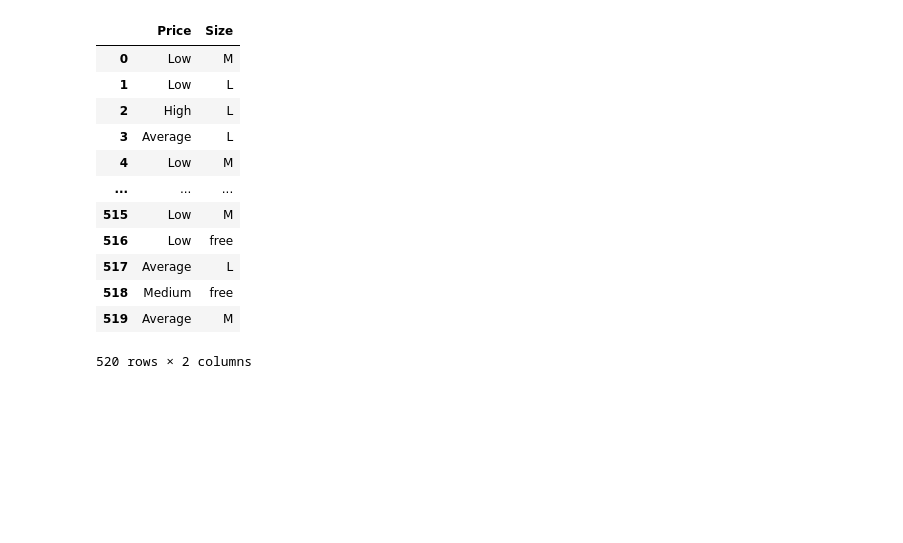
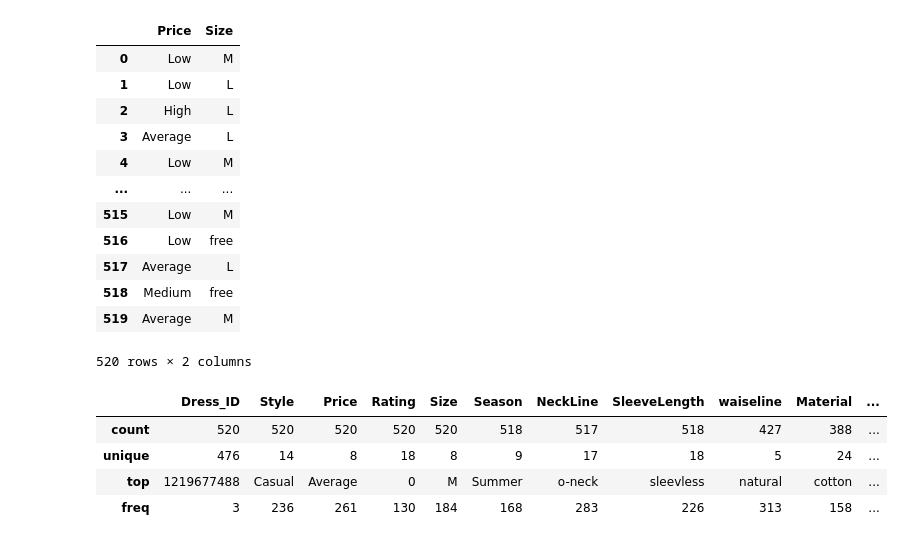
Before and after one commit to guptaayushman24/Ineuron_Python, a Jupyter notebook: Pandas.ipynb, the cells around one changed output. Cells and saved outputs as stored; diff of their text form; code cells hidden in the pictures; blank space fills up the shorter version.

```diff
--- a/Pandas.ipynb
+++ b/Pandas.ipynb
@@ -339,3 +341,12 @@ df_attribute[['Price','Size']]
 520 rows × 2 columns
 # %%
 # If you have provided column name as a list like these [['profit']] the data type is Dataframe and if you have provided like these than the datatype will be Series
+# %%
+# If we want to see the statistics about the dataset
+df_attribute.describe()
+# %% [output]
+|  | Dress_ID | Style | Price | Rating | Size | Season | NeckLine | SleeveLength | waiseline | Material | ... |
+| count | 520 | 520 | 520 | 520 | 520 | 518 | 517 | 518 | 427 | 388 | ... |
+| unique | 476 | 14 | 8 | 18 | 8 | 9 | 17 | 18 | 5 | 24 | ... |
+| top | 1219677488 | Casual | Average | 0 | M | Summer | o-neck | sleevless | natural | cotton | ... |
+| freq | 3 | 236 | 261 | 130 | 184 | 168 | 283 | 226 | 313 | 158 | ... |
```
Also changed, not shown: parts of 9 cells of this notebook.
